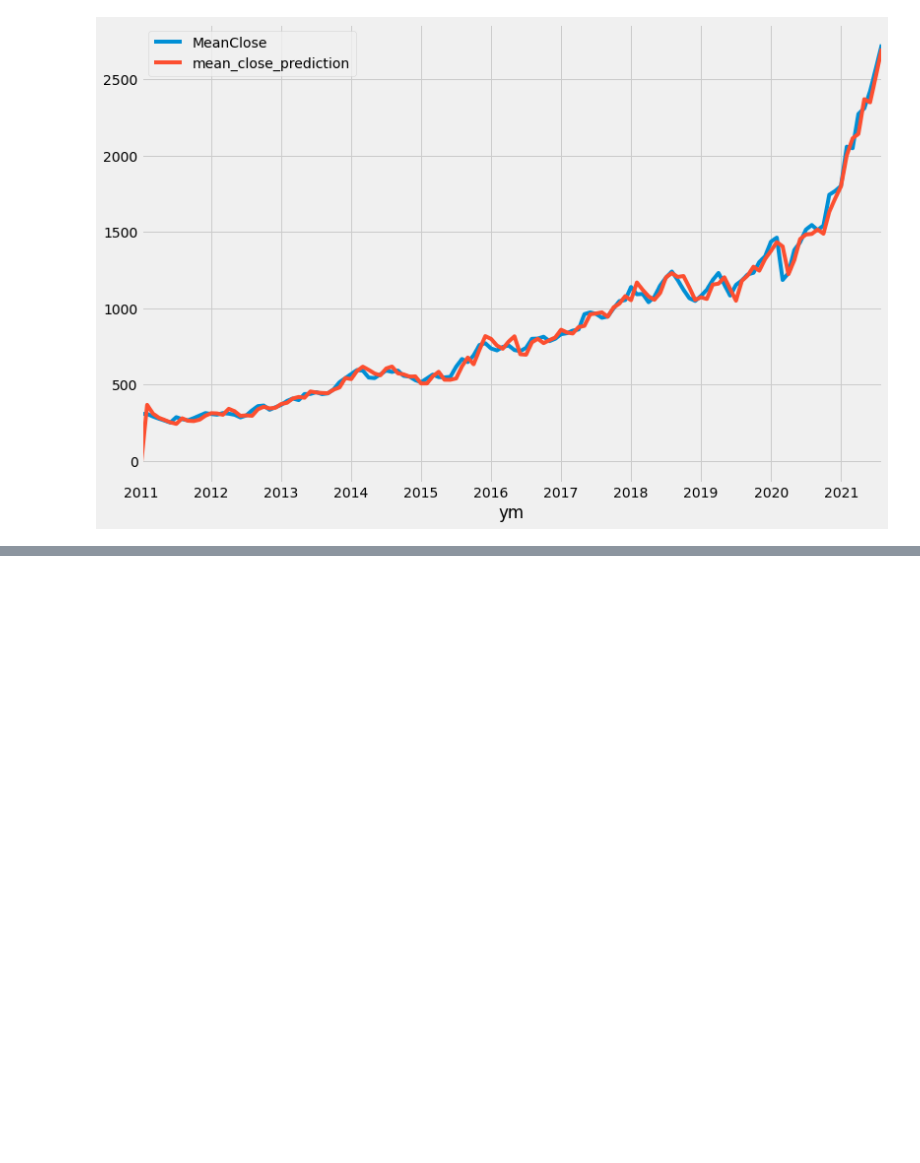
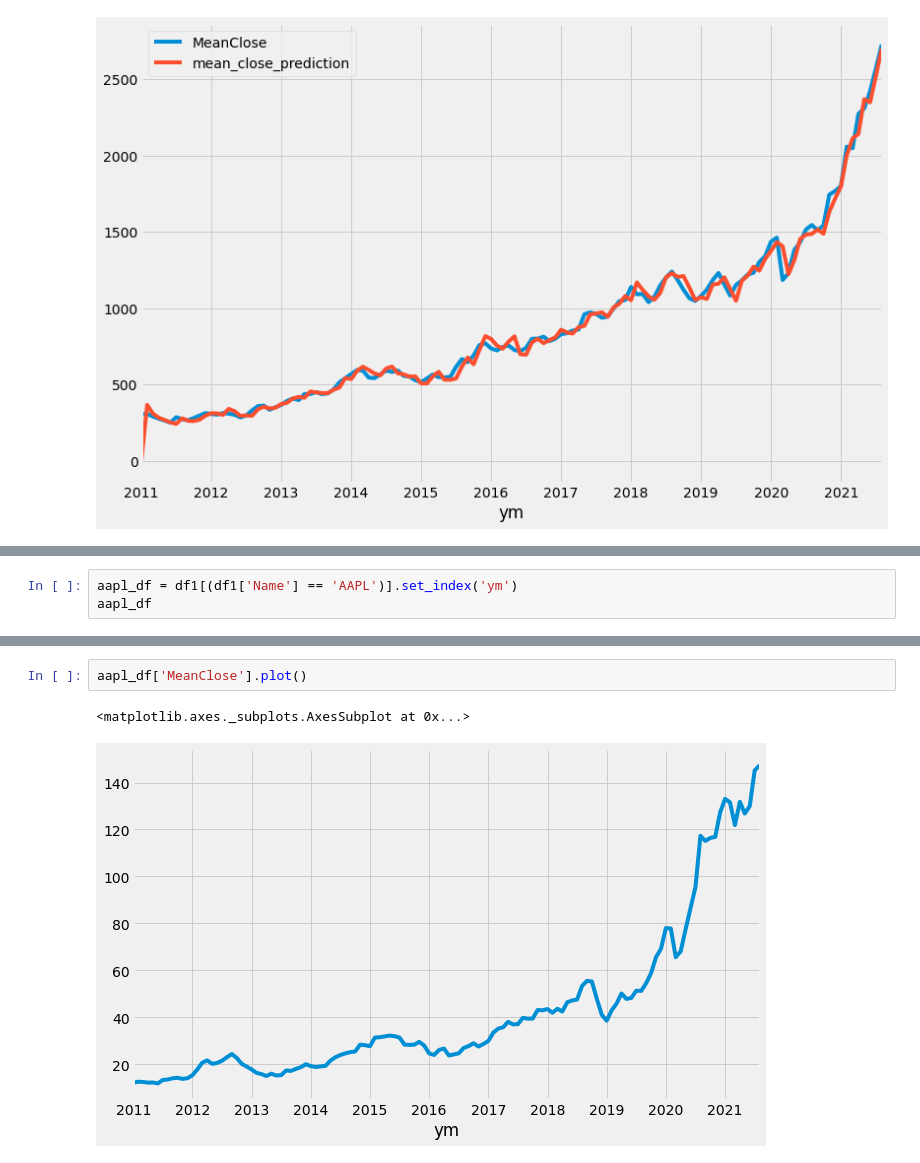
Before and after one commit to melfraas/ML_Stock_Project, a Jupyter notebook: Clean_Working_Data.ipynb, the cells around one changed output, grey strips where cells are left out. Saved outputs shown, nothing was run; the diff lists cells and outputs as text; blank space fills up the shorter version.

```diff
--- a/Clean_Working_Data.ipynb
+++ b/Clean_Working_Data.ipynb
@@ -282,0 +283,3 @@ forecast.plot(legend = True)
+# %%
+aapl_df = df1[(df1['Name'] == 'AAPL')].set_index('ym')
+aapl_df
@@ -282,0 +301,5 @@ forecast.plot(legend = True)
+# %%
+aapl_df['MeanClose'].plot()
+# %% [output]
+<matplotlib.axes._subplots.AxesSubplot at 0x...>
+[figure, added]
```
Also changed, not shown: parts of 9 cells of this notebook.
